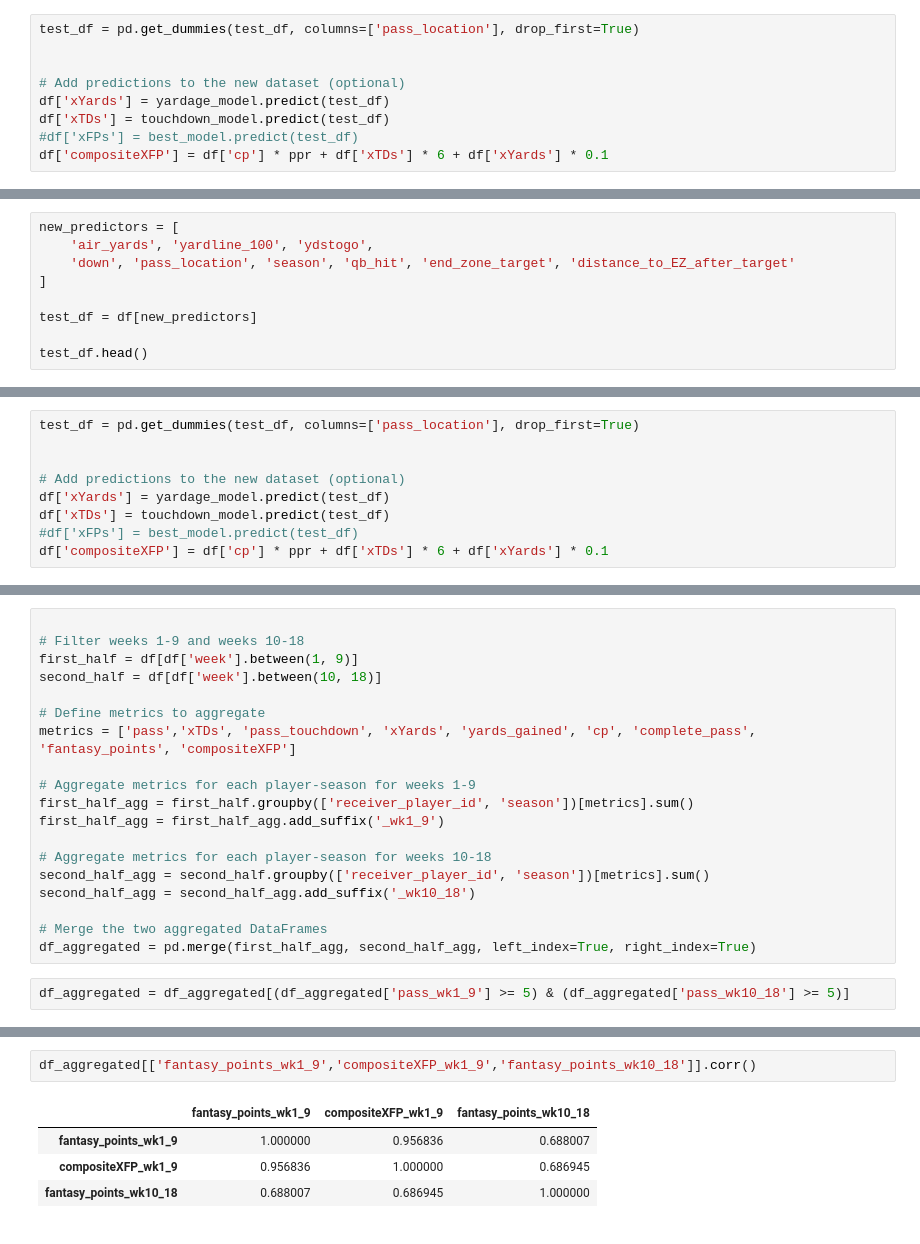
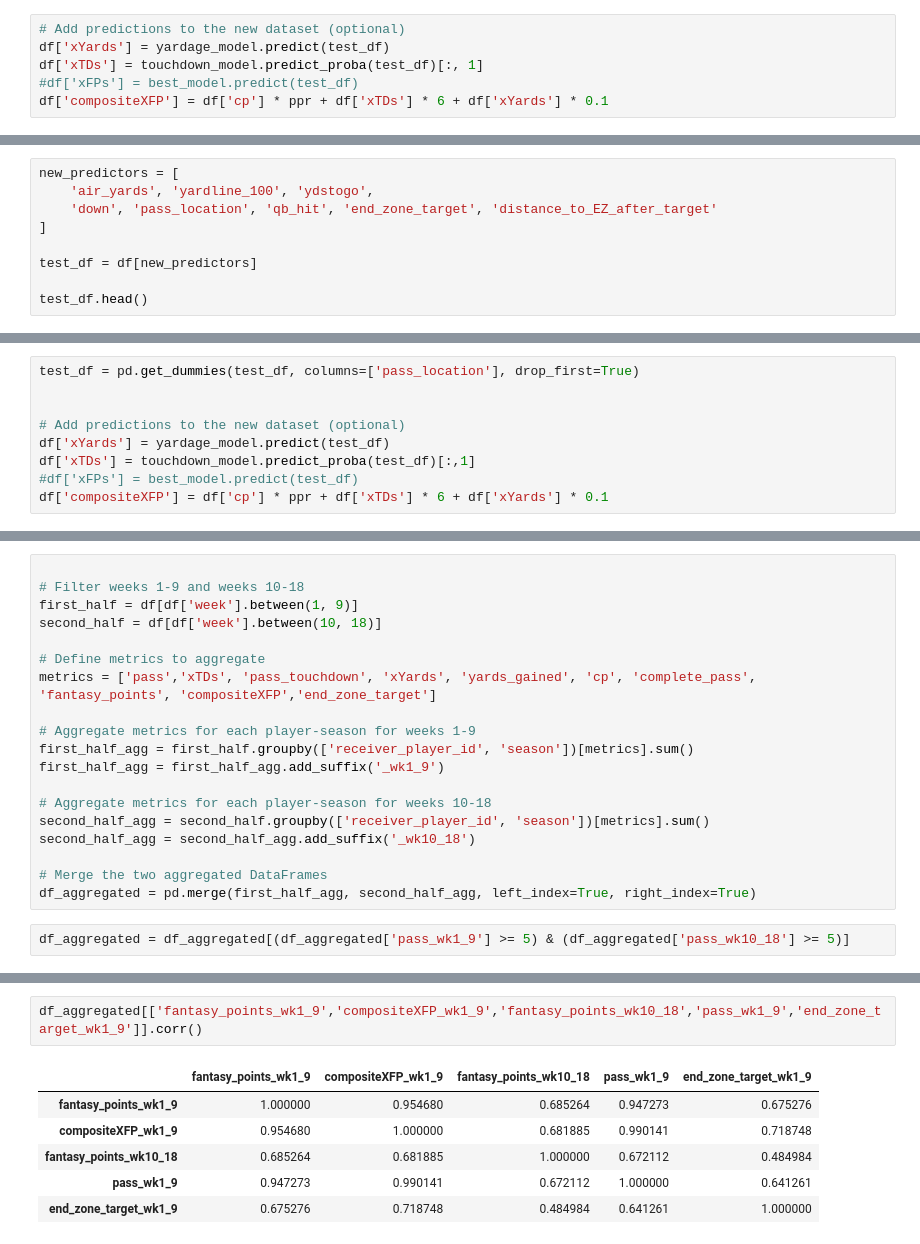
Before and after one commit to SalCacciatore/pro_football_analyzer, a Jupyter notebook: receiver_model_testing.ipynb, the cells around one changed output, grey strips where cells are left out. Drawn from its saved outputs; the diff is of its cells as text.

```diff
--- a/model_testing.ipynb
+++ b/receiver_model_testing.ipynb
@@ -142,10 +144,7 @@ test_df.head()
 # %%
-test_df = pd.get_dummies(test_df, columns=['pass_location'], drop_first=True)
-
-
 # Add predictions to the new dataset (optional)
 df['xYards'] = yardage_model.predict(test_df)
-df['xTDs'] = touchdown_model.predict(test_df)
+df['xTDs'] = touchdown_model.predict_proba(test_df)[:, 1]
 #df['xFPs'] = best_model.predict(test_df)
 df['compositeXFP'] = df['cp'] * ppr + df['xTDs'] * 6 + df['xYards'] * 0.1
 # %% [output]
@@ -393,7 +386,7 @@ df_lagged
 # %%
 new_predictors = [
     'air_yards', 'yardline_100', 'ydstogo',
-    'down', 'pass_location', 'season', 'qb_hit', 'end_zone_target', 'distance_to_EZ_after_target'
+    'down', 'pass_location', 'qb_hit', 'end_zone_target', 'distance_to_EZ_after_target'
 ]
 
 test_df = df[new_predictors]
@@ -423,7 +416,7 @@ test_df = pd.get_dummies(test_df, columns=['pass_location'], drop_first=True)
 
 # Add predictions to the new dataset (optional)
 df['xYards'] = yardage_model.predict(test_df)
-df['xTDs'] = touchdown_model.predict(test_df)
+df['xTDs'] = touchdown_model.predict_proba(test_df)[:,1]
 #df['xFPs'] = best_model.predict(test_df)
 df['compositeXFP'] = df['cp'] * ppr + df['xTDs'] * 6 + df['xYards'] * 0.1
 # %% [output]
@@ -449,7 +442,7 @@ first_half = df[df['week'].between(1, 9)]
 second_half = df[df['week'].between(10, 18)]
 
 # Define metrics to aggregate
-metrics = ['pass','xTDs', 'pass_touchdown', 'xYards', 'yards_gained', 'cp', 'complete_pass',  'fantasy_points', 'compositeXFP']
+metrics = ['pass','xTDs', 'pass_touchdown', 'xYards', 'yards_gained', 'cp', 'complete_pass',  'fantasy_points', 'compositeXFP','end_zone_target']
 
 # Aggregate metrics for each player-season for weeks 1-9
 first_half_agg = first_half.groupby(['receiver_player_id', 'season'])[metrics].sum()
@@ -489,7 +483,9 @@ compositeXFP                                   0.721260
 # %%
-df_aggregated[['fantasy_points_wk1_9','compositeXFP_wk1_9','fantasy_points_wk10_18']].corr()
+df_aggregated[['fantasy_points_wk1_9','compositeXFP_wk1_9','fantasy_points_wk10_18','pass_wk1_9','end_zone_target_wk1_9']].corr()
 # %% [output]
-|  | fantasy_points_wk1_9 | compositeXFP_wk1_9 | fantasy_points_wk10_18 |
-| fantasy_points_wk1_9 | 1.000000 | 0.956836 | 0.688007 |
-| compositeXFP_wk1_9 | 0.956836 | 1.000000 | 0.686945 |
-| fantasy_points_wk10_18 | 0.688007 | 0.686945 | 1.000000 |
+|  | fantasy_points_wk1_9 | compositeXFP_wk1_9 | fantasy_points_wk10_18 | pass_wk1_9 | end_zone_target_wk1_9 |
+| fantasy_points_wk1_9 | 1.000000 | 0.954680 | 0.685264 | 0.947273 | 0.675276 |
+| compositeXFP_wk1_9 | 0.954680 | 1.000000 | 0.681885 | 0.990141 | 0.718748 |
+| fantasy_points_wk10_18 | 0.685264 | 0.681885 | 1.000000 | 0.672112 | 0.484984 |
+| pass_wk1_9 | 0.947273 | 0.990141 | 0.672112 | 1.000000 | 0.641261 |
+| end_zone_target_wk1_9 | 0.675276 | 0.718748 | 0.484984 | 0.641261 | 1.000000 |
```
Also changed, not shown: parts of 31 cells of this notebook, 23 other files.
